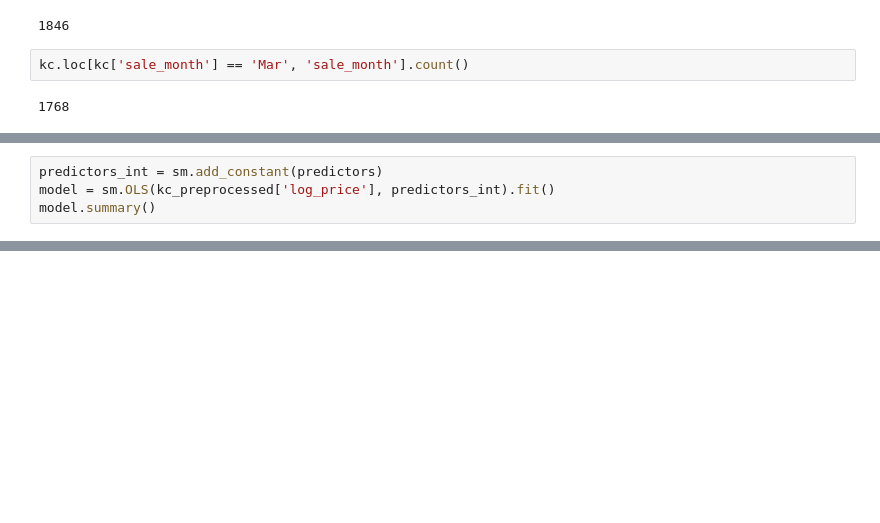
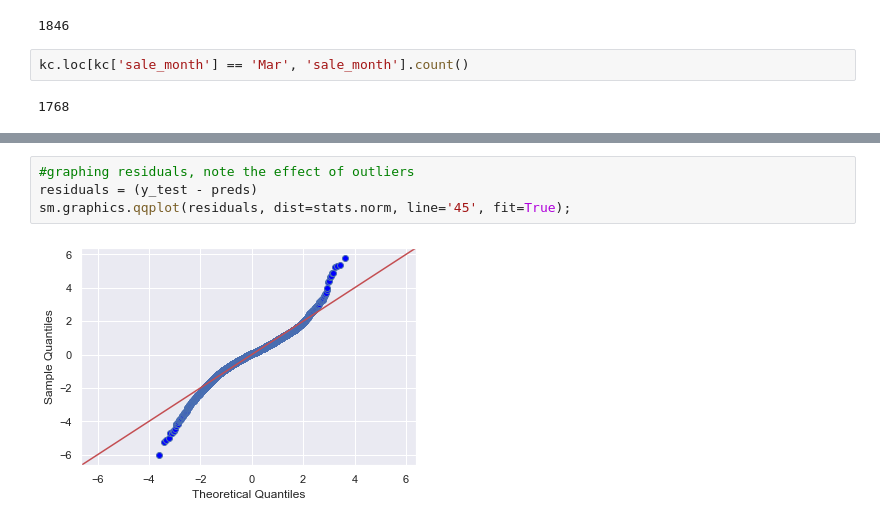
Before and after one commit to cmhollman/dsc-phase-2-project-v2-3, a Jupyter notebook: student.ipynb, the cells around one changed output, grey strips where cells are left out. Drawn from its saved outputs; the diff is of its cells as text; blank space fills up the shorter version.

```diff
--- a/student.ipynb
+++ b/student.ipynb
@@ -449,4 +536,0 @@ formula = outcome + '~' + pred_sum
-# %%
-predictors_int = sm.add_constant(predictors)
-model = sm.OLS(kc_preprocessed['log_price'], predictors_int).fit()
-model.summary()
@@ -636,0 +658,6 @@ X_train, X_test, y_train, y_test = train_test_split(X_final,
+# %%
+#graphing residuals, note the effect of outliers
+residuals = (y_test - preds)
+sm.graphics.qqplot(residuals, dist=stats.norm, line='45', fit=True);
+# %% [output]
+[figure, added]
```
Also changed, not shown: parts of 68 cells of this notebook.
